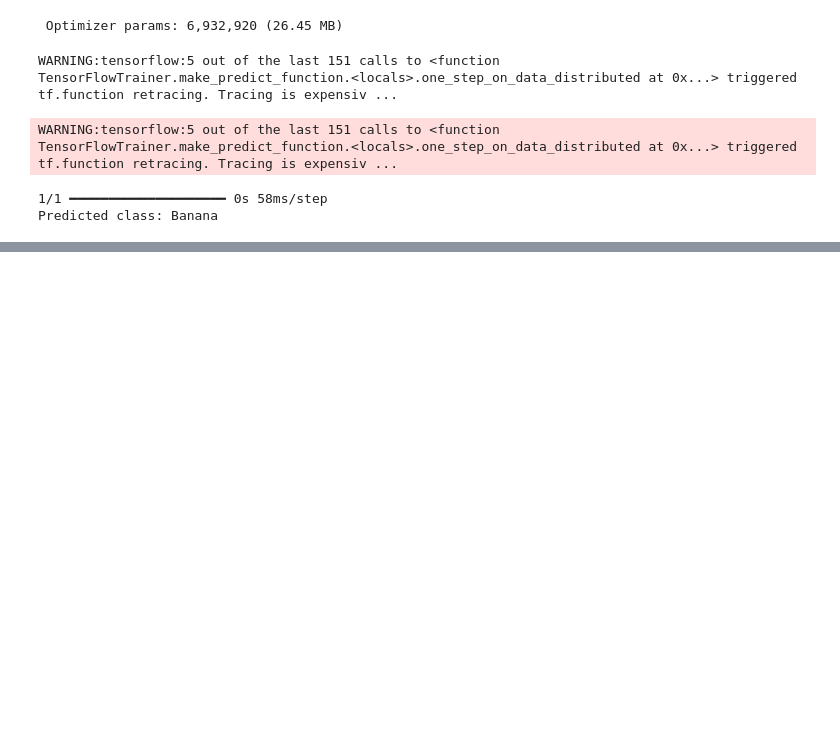
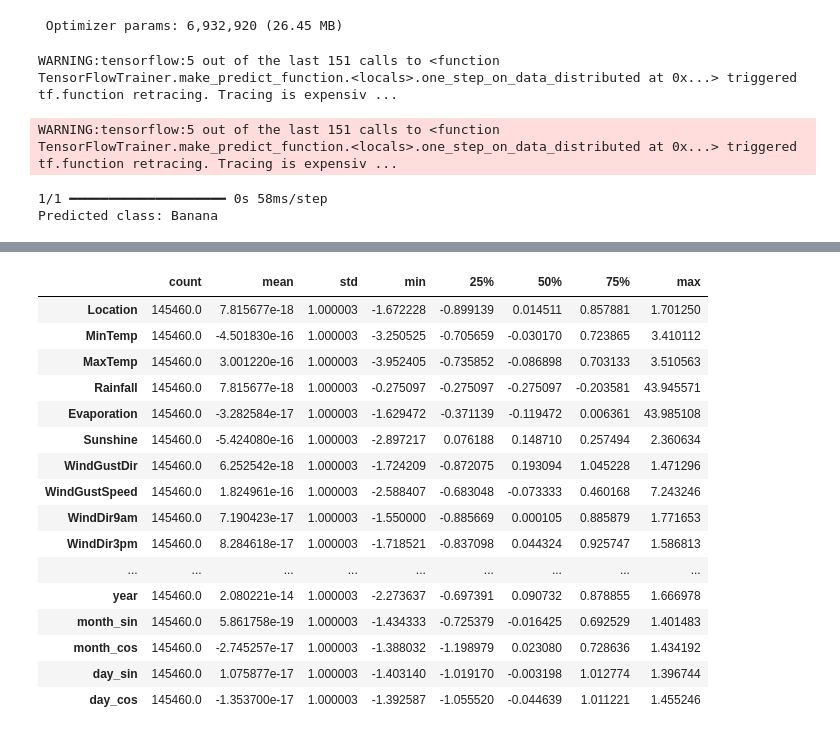
Before and after one commit to XdmriveroeX/IAminibots, a Jupyter notebook: 5.Ejercicios.ipynb, the cells around one changed output, grey strips where cells are left out. Drawn from its saved outputs; the diff is of its cells as text; code cells hidden in the pictures; blank space fills up the shorter version.

```diff
--- a/5.Ejercicios.ipynb
+++ b/5.Ejercicios.ipynb
@@ -258,0 +530,6 @@ Predicted class: Banana
+# %%
+t = (data.dtypes == "float64")
+num_cols = list(t[t].index)
+
+print("Neumeric variables:")
+print(num_cols)
@@ -258,0 +629,30 @@ Predicted class: Banana
+# %%
+
+features = data.drop(['RainTomorrow', 'Date','day', 'month'], axis=1) # dropping target and extra columns
+
+target = data['RainTomorrow']
+
+col_names = list(features.columns)
+s_scaler = preprocessing.StandardScaler()
+features = s_scaler.fit_transform(features)
+features = pd.DataFrame(features, columns=col_names)
+
+features.describe().T
+# %% [output]
+|  | count | mean | std | min | 25% | 50% | 75% | max |
+| Location | 145460.0 | 7.815677e-18 | 1.000003 | -1.672228 | -0.899139 | 0.014511 | 0.857881 | 1.701250 |
+| MinTemp | 145460.0 | -4.501830e-16 | 1.000003 | -3.250525 | -0.705659 | -0.030170 | 0.723865 | 3.410112 |
+| MaxTemp | 145460.0 | 3.001220e-16 | 1.000003 | -3.952405 | -0.735852 | -0.086898 | 0.703133 | 3.510563 |
+| Rainfall | 145460.0 | 7.815677e-18 | 1.000003 | -0.275097 | -0.275097 | -0.275097 | -0.203581 | 43.945571 |
+| Evaporation | 145460.0 | -3.282584e-17 | 1.000003 | -1.629472 | -0.371139 | -0.119472 | 0.006361 | 43.985108 |
+| Sunshine | 145460.0 | -5.424080e-16 | 1.000003 | -2.897217 | 0.076188 | 0.148710 | 0.257494 | 2.360634 |
+| WindGustDir | 145460.0 | 6.252542e-18 | 1.000003 | -1.724209 | -0.872075 | 0.193094 | 1.045228 | 1.471296 |
+| WindGustSpeed | 145460.0 | 1.824961e-16 | 1.000003 | -2.588407 | -0.683048 | -0.073333 | 0.460168 | 7.243246 |
+| WindDir9am | 145460.0 | 7.190423e-17 | 1.000003 | -1.550000 | -0.885669 | 0.000105 | 0.885879 | 1.771653 |
+| WindDir3pm | 145460.0 | 8.284618e-17 | 1.000003 | -1.718521 | -0.837098 | 0.044324 | 0.925747 | 1.586813 |
+| ... | ... | ... | ... | ... | ... | ... | ... | ... |
+| year | 145460.0 | 2.080221e-14 | 1.000003 | -2.273637 | -0.697391 | 0.090732 | 0.878855 | 1.666978 |
+| month_sin | 145460.0 | 5.861758e-19 | 1.000003 | -1.434333 | -0.725379 | -0.016425 | 0.692529 | 1.401483 |
+| month_cos | 145460.0 | -2.745257e-17 | 1.000003 | -1.388032 | -1.198979 | 0.023080 | 0.728636 | 1.434192 |
+| day_sin | 145460.0 | 1.075877e-17 | 1.000003 | -1.403140 | -1.019170 | -0.003198 | 1.012774 | 1.396744 |
+| day_cos | 145460.0 | -1.353700e-17 | 1.000003 | -1.392587 | -1.055520 | -0.044639 | 1.011221 | 1.455246 |
```
Also changed, not shown: parts of 25 cells of this notebook, 4 other files.
